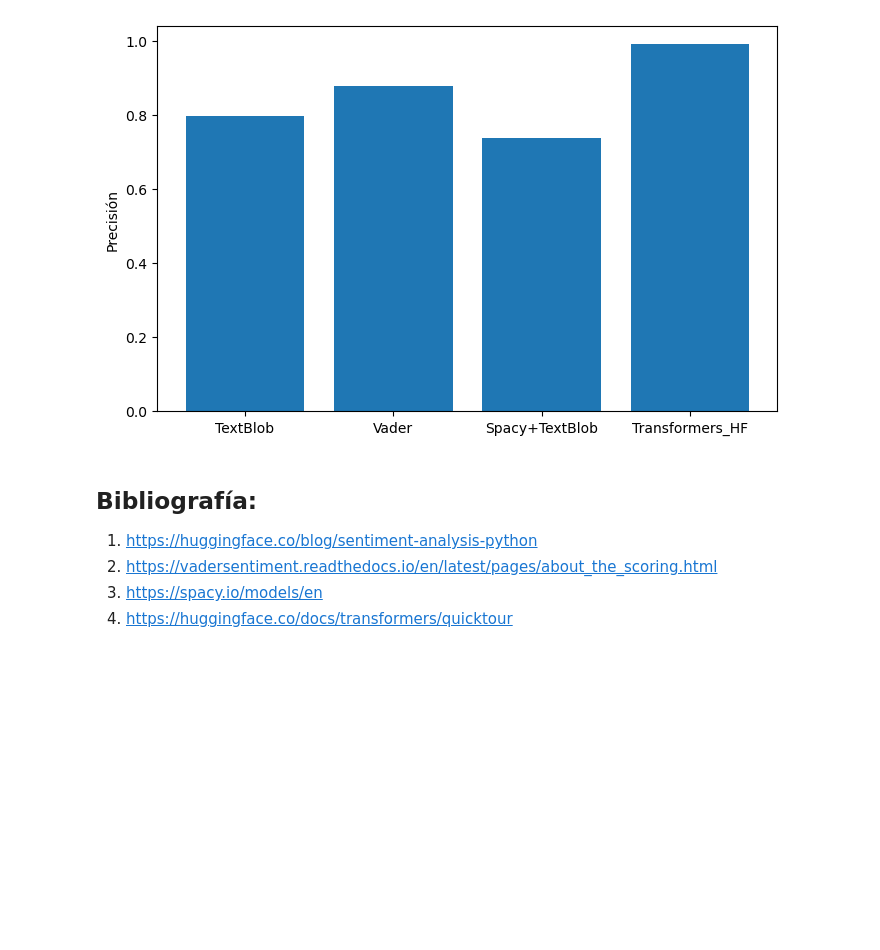
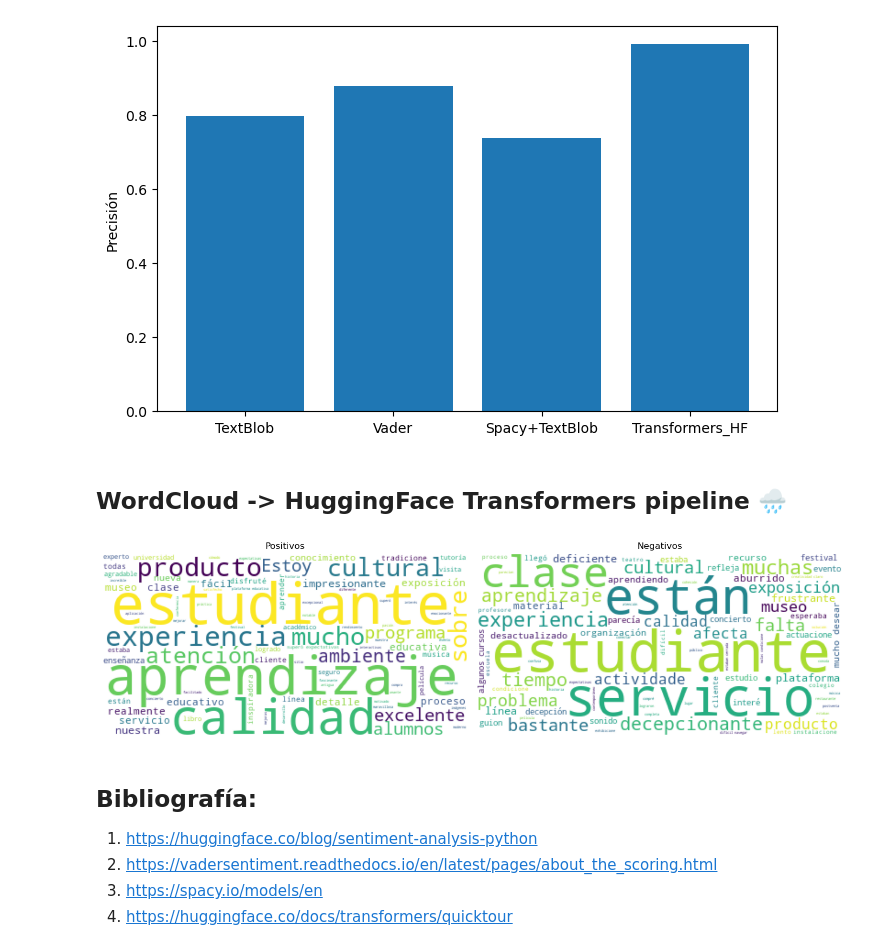
Before and after one commit to IsaacRZ/Sentiment-Analysis, a Jupyter notebook: ProyectoI/SentimentAnalysis.ipynb, the cells around one changed output. Cells and saved outputs as stored; diff of their text form; code cells hidden in the pictures; blank space fills up the shorter version.

```diff
--- a/ProyectoI/SentimentAnalysis.ipynb
+++ b/ProyectoI/SentimentAnalysis.ipynb
@@ -523,6 +504,49 @@ plt.ylabel("Precisión")
 plt.show()
 # %% [output]
 [figure]
+# %% [markdown]
+## WordCloud -> HuggingFace Transformers pipeline 🌧
+# %%
+from wordcloud import WordCloud as wc
+
+HF_Positivos = comentarios[comentarios['HF_Puntuación']=='Positivo']['texto']
+HF_Negativos = comentarios[comentarios['HF_Puntuación']=='Negativo']['texto']
+HF_Neutros = comentarios[comentarios['HF_Puntuación']=='Neutro']['texto']
+
+
+# Lemma
+def lemmatizar(textos):
+    lemmas = []
+    for texto in textos:
+        doc = nlp_spacy_en(texto)
+        lemma = " ".join([token.lemma_ for token in doc
+                          if not token.is_stop and not token.is_punct and len(token.lemma_) > 4 and token.is_alpha
+                          ])
+        lemmas.append(lemma)
+    return " ".join(lemmas)
+
+textos_positivos = lemmatizar(HF_Positivos)
+textos_negativos = lemmatizar(HF_Negativos)
+textos_neutros = lemmatizar(HF_Neutros)
+
+fig, (ax1, ax2) = plt.subplots(1,2, figsize=(14,6))
+
+ax1.imshow(wc(background_color='white').generate(textos_positivos))
+ax1.set_title("Positivos")
+ax1.axis('off')
+
+ax2.imshow(wc(background_color='white').generate(textos_negativos))
+ax2.set_title("Negativos")
+ax2.axis('off')
+
+#ax3.imshow(wc(background_color='white').generate(textos_neutros))
+#ax3.set_title("Neutros")
+#ax3.axis('off')
+
+plt.tight_layout()
+plt.show()
+# %% [output]
+[figure, added]
 # %% [markdown]
 ## Bibliografía:
 1. https://huggingface.co/blog/sentiment-analysis-python
```
Also changed, not shown: parts of 2 cells of this notebook.
